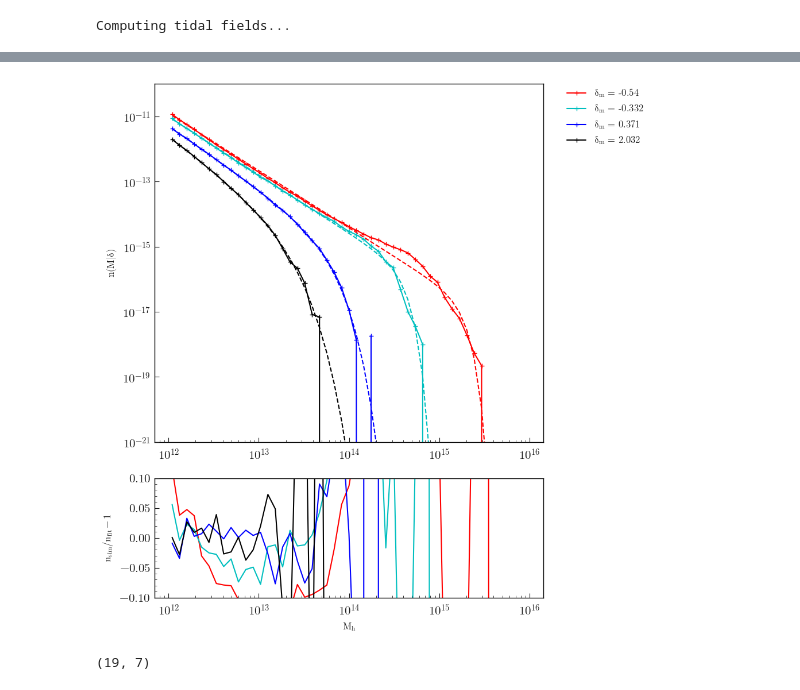
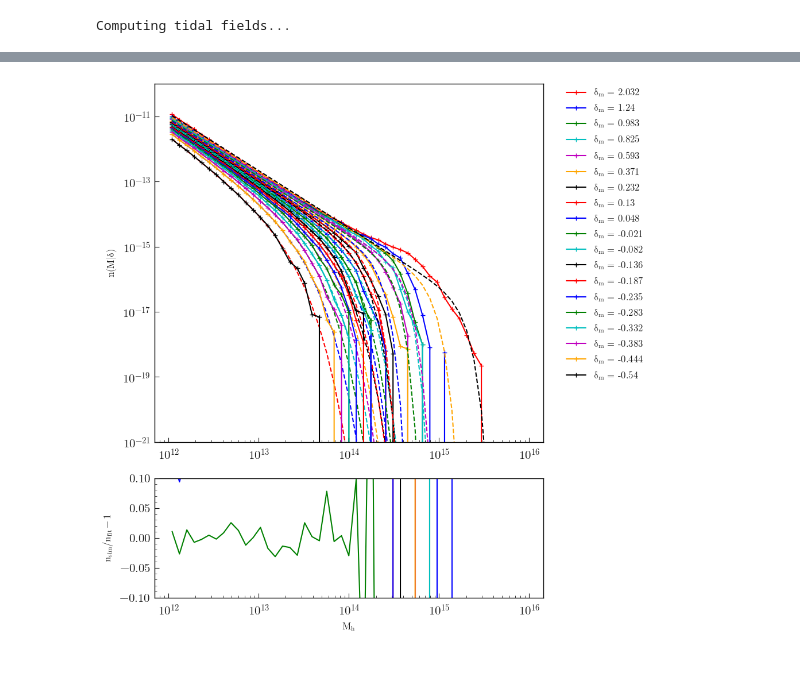
Before and after one commit to elyas-farah/EmpiricalHaloBias, a Jupyter notebook: notebooks/differential_evol_expo.ipynb, the cells around one changed output, grey strips where cells are left out. Drawn from its saved outputs; the diff is of its cells as text; code cells hidden in the pictures.

Commit message:
Added figures and data for 12-16 range

```diff
--- a/notebooks/differential_evol_expo.ipynb
+++ b/notebooks/differential_evol_expo.ipynb
@@ -226,8 +144,0 @@ ax_err.axhline(0, ls = "dashed", color = "k")
-# %%
-i = -2
-slope = (np.log10(nM_list[i][1:]) - np.log10(nM_list[i][:-1])) / (np.log10(mass_bin_centre[1:]) - np.log10(mass_bin_centre[:-1]))
-fig, (ax) = plt.subplots(1, 1, figsize = (10, 5))
-
-plt.plot(mass_bin_centre[:-1], slope, marker = "o")
-plt.xscale('log')
-plt.xlim(1e12, 1e16)
@@ -291,16 +145,15 @@ def minus_Likelihood(delta_2d_arr, halo_cat, delta_m_min, delta_m_max, log10_Mmi
 # %%
 class Bounds:
-    def __init__(self, ns, alpha, M0, beta, ng, Mg, sigma):
+    '''A class that helps controlaing the bouds of a cube in parameter space. It slides the parameter space
+    according to '''
+    def __init__(self, ns, alpha, M0, beta):
         self.log10_ns = ns
         self.alpha = alpha
         self.log10_M0 = M0
         self.beta = beta
-        self.log10_ng = ng
-        self.log10_Mg = Mg
-        self.log10_sigma = sigma
 
     def get_bounds(self):
-        return [self.log10_ns, self.alpha, self.log10_M0,  self.beta, self.log10_ng, self.log10_Mg, self.log10_sigma]
+        return [self.log10_ns, self.alpha, self.log10_M0,  self.beta]
 
     def change_bounds_to_params(self, parameters):
         another_round = False
@@ -310,9 +163,8 @@ class Bounds:
             param_bound =  vars(self)[param_name]
 
             if parameters[i] <= param_bound[0]:
-                if param_name == 'log10_sigma':
-                    new_bounds = (param_bound[0] - 0.20, param_bound[1] - 0.20)
-                elif param_name == "beta":
+
+                if param_name == "beta":
                     new_bounds = (param_bound[0] - 0.20, param_bound[1] - 0.20)
                 elif param_name == "alpha":
                     new_bounds = (param_bound[0] - 0.20, param_bound[1] - 0.20)
@@ -321,9 +173,7 @@ class Bounds:
                 setattr(self, param_name, new_bounds)
                 another_round = True
             elif parameters[i] >= param_bound[1]:
-                if param_name == 'log10_sigma':
-                    new_bounds = (param_bound[0] + 0.20, param_bound[1] + 0.20)
-                elif param_name == 'beta':
+                if param_name == 'beta':
                     new_bounds = (param_bound[0] + 0.20, param_bound[1] + 0.20)
                 elif param_name == 'alpha':
                     new_bounds = (param_bound[0] + 0.20, param_bound[1] + 0.20)
@@ -338,7 +188,7 @@ class Bounds:
         lower_bounds = np.min(bounds, axis = 1) + 0.05
         return  lower_bounds
 # %%
-bounds = Bounds((-17.3, -16.3),  (-1.9, -1.6),  (15., 16.),  (2.8, 3.2), (-1., 0.), (13.5, 14.5),  (-1, -0.1))
+bounds = Bounds((-17.3, -16.3),  (-1.9, -1.6),  (15., 16.),  (2.8, 3.2))
 # %%
 parameters = []
 parameters_errors = []
@@ -409,41 +243,35 @@ parameters_higher = parameters +  std_parameters'''
 # %%
 color_list = ['r', 'b', 'g', 'c', 'm', 'orange', 'k', 'r', 'b', 'g', 'c', 'k', 'r', 'b', 'g', 'c','m', 'orange', 'k', 'r', 'b', 'r', 'b', 'g', 'c', 'm', 'orange', 'k', 'r', 'b', 'g', 'c', 'k', 'r', 'b', 'g', 'c','m', 'orange', 'k', 'r', 'b', 'r', 'b', 'g', 'c', 'm', 'orange', 'k', 'r', 'b', 'g', 'c', 'k', 'r', 'b', 'g', 'c','m', 'orange', 'k', 'r', 'b', 'r', 'b', 'g', 'c', 'm', 'orange', 'k', 'r', 'b', 'g', 'c', 'k', 'r', 'b', 'g', 'c','m', 'orange', 'k', 'r', 'b']
-# %%
-parameters = np.load('parameters_diff_evol_exp_only.npy')
 # %%
 import plothist
 # %%
 fig, (ax, ax_err) = plt.subplots(2, 1,gridspec_kw={'height_ratios': [3, 1]},figsize = (10, 10))
 for i in range(len(delta_mean_list)):
 
     index = len(delta_mean_list) - i -1
-    if index != 0 and index != 5 and index != 15 and index != 18:
-        continue
-    log10_ns, alpha, log10_M0,  beta, log10_ng, log10_Mg, log10_sigma = parameters[i]
+    # if index != 0 and index != 5 and index != 15 and index != 18:
+    #     continue
+    log10_ns, alpha, log10_M0,  beta  = parameters[i]
 
-    ax.loglog(mass_bin_centre, nM_list[index], color = color_list[i], marker = "+", label = rf'$\delta_m$ = {np.round(delta_mean_list[i], 3)}')
-    nM_schechter, term1, term2 = schechter_function(M = mass_bin_centre, log10_M0=log10_M0 , log10_ns=log10_ns, alpha=alpha, beta=beta, log10_ng=log10_ng, log10_Mg=log10_Mg, log10_sigma=log10_sigma, with_terms=True)
+    ax.loglog(mass_bin_centre, nM_list[index], color = color_list[i], marker = "+", label = rf'$\delta_m$ = {np.round(delta_mean_list[index], 3)}')
+    nM_schechter= schechter_function(M = mass_bin_centre, log10_M0=log10_M0 , log10_ns=log10_ns, alpha=alpha, beta=beta)
     # ax.loglog(mass_bin_centre, term1, color='b')
     # ax.loglog(mass_bin_centre, term2, '-.', color='b')
     ax.loglog(mass_bin_centre, nM_schechter, '--', color = color_list[i] )
     ax.legend(bbox_to_anchor=(1.05, 1), loc='upper left', borderaxespad=0)
 
     # nM_schechter_lower = schechter_function(mass_bin_centre, *parameters_lower[i], with_terms=False)
     # nM_schechter_higher = schechter_function(mass_bin_centre, *parameters_higher[i], with_terms=False)
     # ax.fill_between(mass_bin_centre, nM_schechter_lower, nM_schechter_higher, color = color_list[i], alpha = 0.2)
     ax.set_ylim(1e-21, 1e-10)
     ax_err.plot(mass_bin_centre, (nM_list[index]/nM_schechter) -1, color = color_list[i])
     ax_err.set_xscale('log')
     ax_err.set_ylim(-0.1, 0.1)
     ax.set_ylabel(r'$n(M|\delta)$',fontsize = 12)
     ax_err.set_xlabel(r'$M_h$', fontsize = 12)
     ax_err.set_ylabel(r'$n_{sim}/n_{fit} - 1$', fontsize = 12)
 # ax.set_xlim(1e12, 1e14)
 plt.tight_layout()
-fig.savefig('/Users/elyasfarah/Documents/Galaxy Bias/lib/figs_present/sch_log_exp.png', dpi = 300)
+fig.savefig(f'{figs_dir}/sch_12_16.png', dpi = 300)
 # %% [output]
-[figure, old version]
+[figure, new version]
-# %%
-parameters.shape
-# %% [output]
-(19, 7)
```
Also changed, not shown: parts of 24 cells of this notebook, 10 other files.
